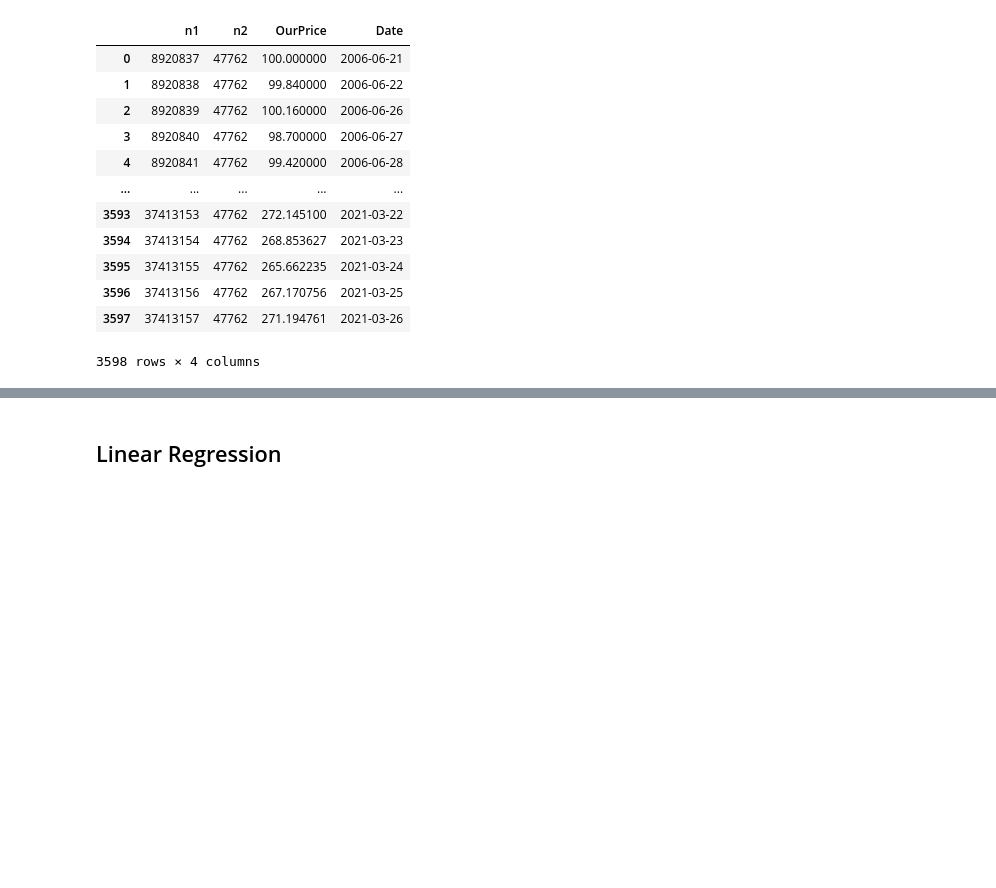
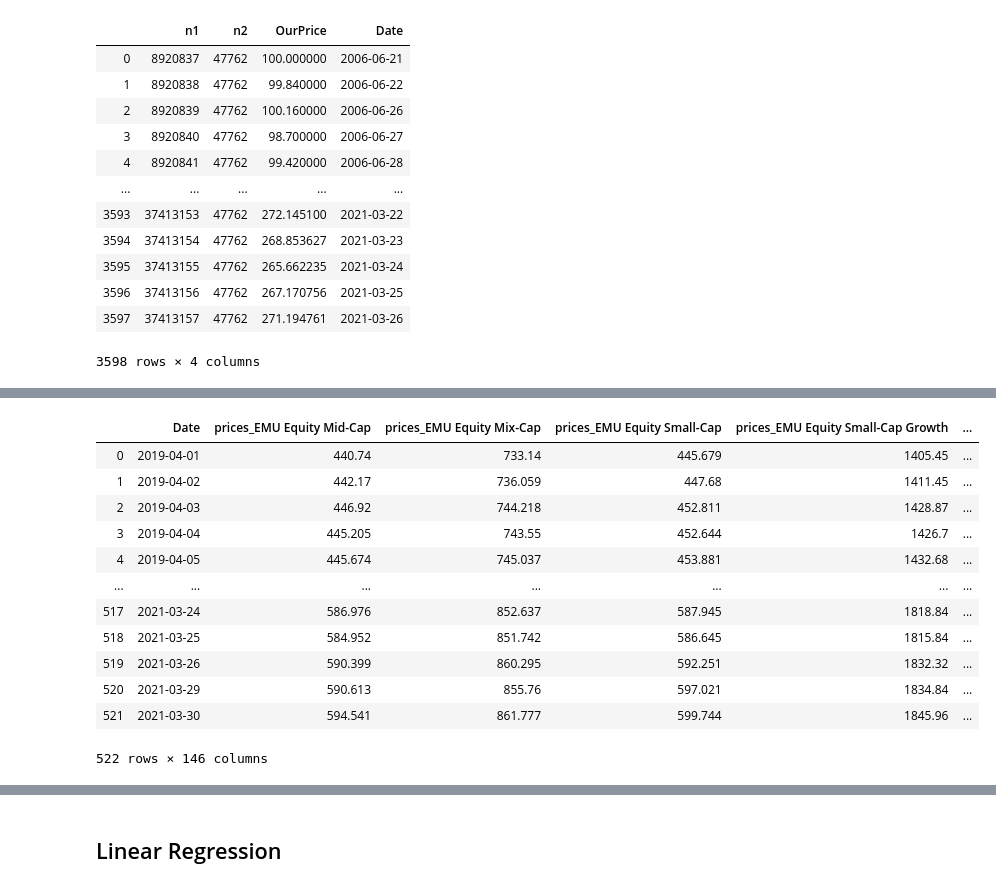
Before and after one commit to younesgueddari/Test-des-m-thodes-des-analyses-factorielles, a Jupyter notebook: AF_Python.ipynb, the cells around one changed output, grey strips where cells are left out. Saved outputs shown, nothing was run; the diff lists cells and outputs as text; code cells hidden in the pictures; blank space fills up the shorter version.

```diff
--- a/AF_Python.ipynb
+++ b/AF_Python.ipynb
@@ -263,3 +334,20 @@ ExplainingData2
+# %%
+ L2YExplainingData1 = d.preprocess_last2years_ExplainingData1()
+ L2YExplainingData1
+# %% [output]
+|  | Date | prices_EMU Equity Mid-Cap | prices_EMU Equity Mix-Cap | prices_EMU Equity Small-Cap | prices_EMU Equity Small-Cap Growth | ... |
+| 0 | 2019-04-01 | 440.74 | 733.14 | 445.679 | 1405.45 | ... |
+| 1 | 2019-04-02 | 442.17 | 736.059 | 447.68 | 1411.45 | ... |
+| 2 | 2019-04-03 | 446.92 | 744.218 | 452.811 | 1428.87 | ... |
+| 3 | 2019-04-04 | 445.205 | 743.55 | 452.644 | 1426.7 | ... |
+| 4 | 2019-04-05 | 445.674 | 745.037 | 453.881 | 1432.68 | ... |
+| ... | ... | ... | ... | ... | ... | ... |
+| 517 | 2021-03-24 | 586.976 | 852.637 | 587.945 | 1818.84 | ... |
+| 518 | 2021-03-25 | 584.952 | 851.742 | 586.645 | 1815.84 | ... |
+| 519 | 2021-03-26 | 590.399 | 860.295 | 592.251 | 1832.32 | ... |
+| 520 | 2021-03-29 | 590.613 | 855.76 | 597.021 | 1834.84 | ... |
+| 521 | 2021-03-30 | 594.541 | 861.777 | 599.744 | 1845.96 | ... |
+522 rows × 146 columns
 # %%
 # d1.set_index('Date').join(d2.set_index('Date'))
 # ExplainingData = ExplainingData1.join(ExplainingData2.set_index('Date'), on='Date')
```
Also changed, not shown: parts of 18 cells of this notebook, 2 other files.
